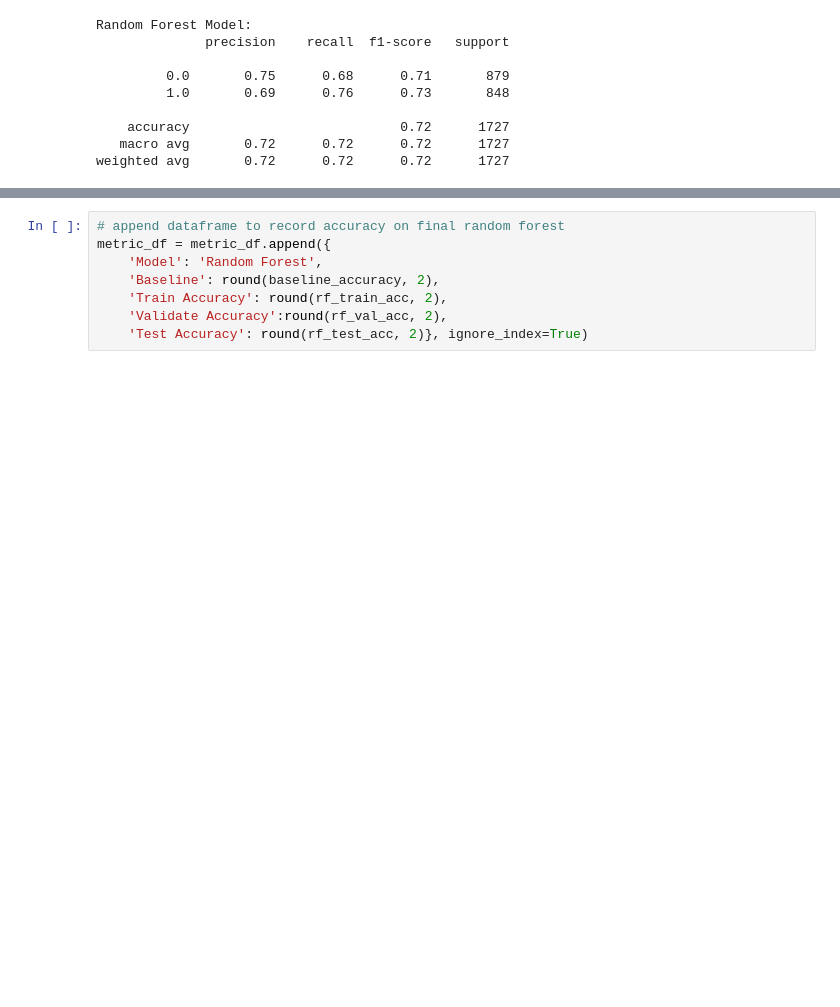
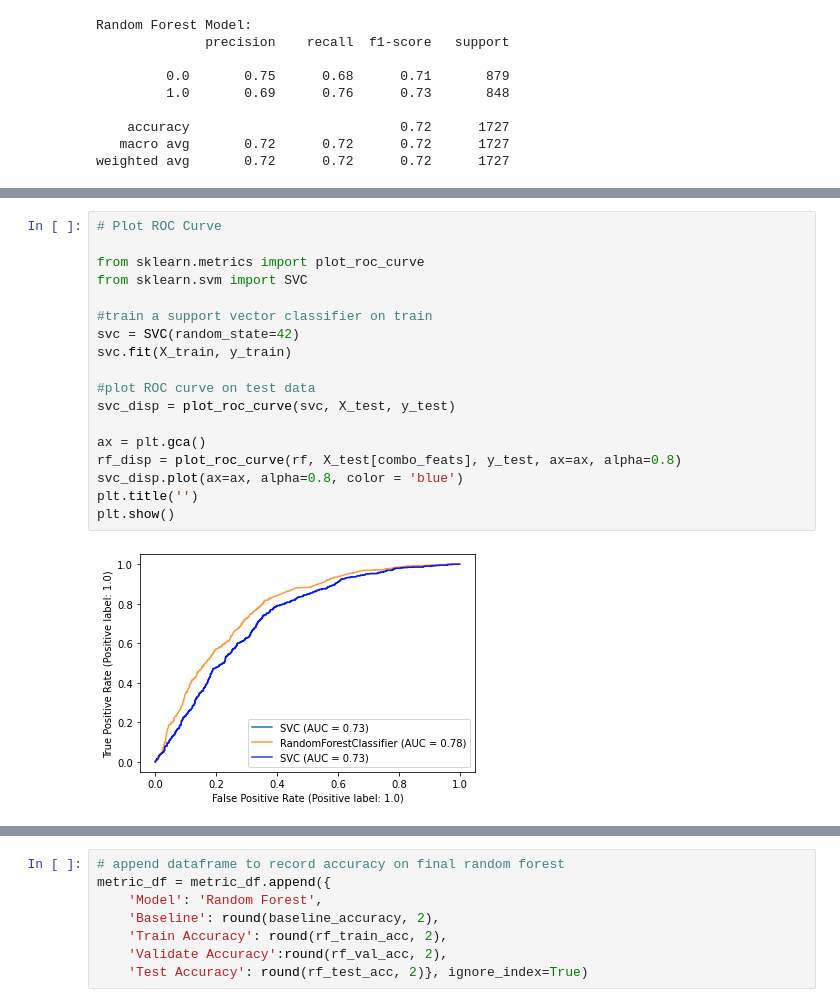
Before and after one commit to MG-Squared/americas_blues, a Jupyter notebook: first_iter_final.ipynb, the cells around one changed output, grey strips where cells are left out. Drawn from its saved outputs; the diff is of its cells as text; blank space fills up the shorter version.

```diff
--- a/first_iter_final.ipynb
+++ b/first_iter_final.ipynb
@@ -1145,0 +1158,20 @@ weighted avg       0.72      0.72      0.72      1727
+# %%
+# Plot ROC Curve
+
+from sklearn.metrics import plot_roc_curve
+from sklearn.svm import SVC
+
+#train a support vector classifier on train
+svc = SVC(random_state=42)
+svc.fit(X_train, y_train)
+
+#plot ROC curve on test data
+svc_disp = plot_roc_curve(svc, X_test, y_test)
+
+ax = plt.gca()
+rf_disp = plot_roc_curve(rf, X_test[combo_feats], y_test, ax=ax, alpha=0.8)
+svc_disp.plot(ax=ax, alpha=0.8, color = 'blue')
+plt.title('')
+plt.show()
+# %% [output]
+[figure, added]
```
Also changed, not shown: parts of 10 cells of this notebook.
